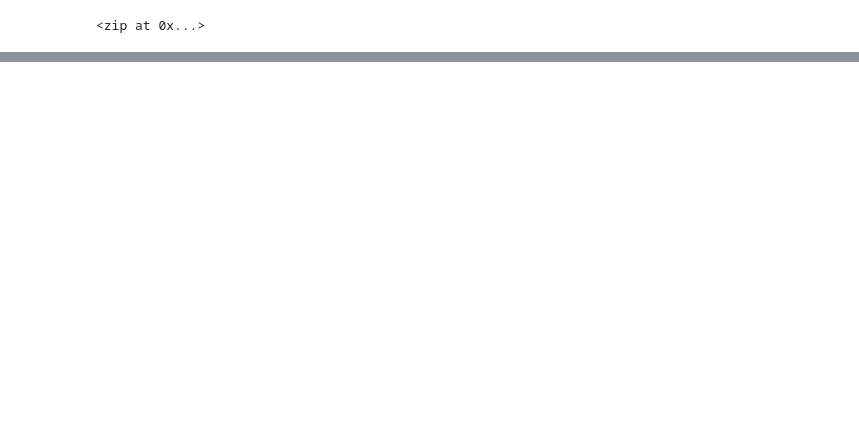
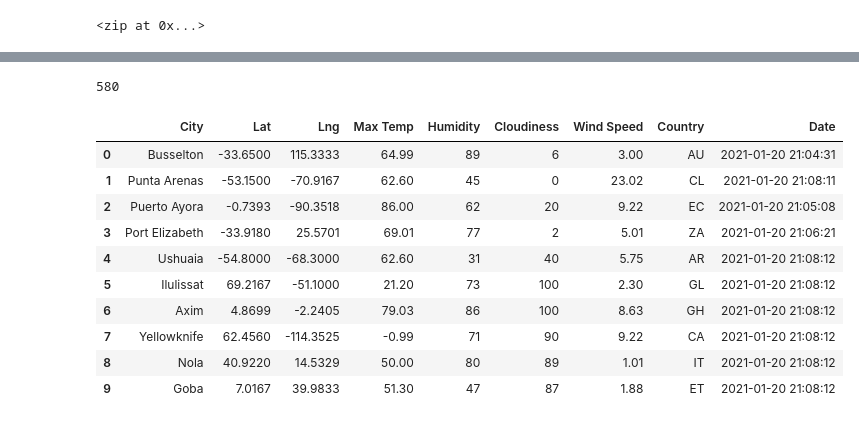
Before and after one commit to Deelacole2/World_Weather_Analysis, a Jupyter notebook: WeatherPy.ipynb, the cells around one changed output, grey strips where cells are left out. Drawn from its saved outputs; the diff is of its cells as text; code cells hidden in the pictures; blank space fills up the shorter version.

Commit message:
Updating the weatherpy file.

```diff
--- a/WeatherPy.ipynb
+++ b/WeatherPy.ipynb
@@ -68,12 +70,37 @@ for i, city in enumerate(cities):
     # Add 1 to the record count.
     record_count += 1
 
-# Loop through all the cities in our list.
-for i in range(len(cities)):
+# Run an API request for each of the cities.
+    try:
+        # Parse the JSON and retrieve data.
+        city_weather = requests.get(city_url).json()
+        # Parse out the needed data.
+        city_lat = city_weather["coord"]["lat"]
+        city_lng = city_weather["coord"]["lon"]
+        city_max_temp = city_weather["main"]["temp_max"]
+        city_humidity = city_weather["main"]["humidity"]
+        city_clouds = city_weather["clouds"]["all"]
+        city_wind = city_weather["wind"]["speed"]
+        city_country = city_weather["sys"]["country"]
+        # Convert the date to ISO standard.
+        city_date = datetime.utcfromtimestamp(city_weather["dt"]).strftime('%Y-%m-%d %H:%M:%S')
+        # Append the city information into city_data list.
+        city_data.append({"City": city.title(),
+                          "Lat": city_lat,
+                          "Lng": city_lng,
+                          "Max Temp": city_max_temp,
+                          "Humidity": city_humidity,
+                          "Cloudiness": city_clouds,
+                          "Wind Speed": city_wind,
+                          "Country": city_country,
+                          "Date": city_date})
 
-    # Group cities in sets of 50 for logging purposes.
-    if (i % 50 == 0 and i >= 50):
-        set_count += 1
-        record_count = 1
-    # Create endpoint URL with each city.
-    city_url = url + "&q=" + cities[i]
+# If an error is experienced, skip the city.
+    except:
+        print("City not found. Skipping...")
+        pass
+
+# Indicate that Data Loading is complete.
+print("-----------------------------")
+print("Data Retrieval Complete      ")
+print("-----------------------------")
@@ -79,0 +125,20 @@ for i in range(len(cities)):
+# %%
+print(len(city_data))
+# %% [output]
+580
+# %%
+# Convert the array of dictionaries to a Pandas DataFrame.
+city_data_df = pd.DataFrame(city_data)
+city_data_df.head(10)
+# %% [output]
+|  | City | Lat | Lng | Max Temp | Humidity | Cloudiness | Wind Speed | Country | Date |
+| 0 | Busselton | -33.6500 | 115.3333 | 64.99 | 89 | 6 | 3.00 | AU | 2021-01-20 21:04:31 |
+| 1 | Punta Arenas | -53.1500 | -70.9167 | 62.60 | 45 | 0 | 23.02 | CL | 2021-01-20 21:08:11 |
+| 2 | Puerto Ayora | -0.7393 | -90.3518 | 86.00 | 62 | 20 | 9.22 | EC | 2021-01-20 21:05:08 |
+| 3 | Port Elizabeth | -33.9180 | 25.5701 | 69.01 | 77 | 2 | 5.01 | ZA | 2021-01-20 21:06:21 |
+| 4 | Ushuaia | -54.8000 | -68.3000 | 62.60 | 31 | 40 | 5.75 | AR | 2021-01-20 21:08:12 |
+| 5 | Ilulissat | 69.2167 | -51.1000 | 21.20 | 73 | 100 | 2.30 | GL | 2021-01-20 21:08:12 |
+| 6 | Axim | 4.8699 | -2.2405 | 79.03 | 86 | 100 | 8.63 | GH | 2021-01-20 21:08:12 |
+| 7 | Yellowknife | 62.4560 | -114.3525 | -0.99 | 71 | 90 | 9.22 | CA | 2021-01-20 21:08:12 |
+| 8 | Nola | 40.9220 | 14.5329 | 50.00 | 80 | 89 | 1.01 | IT | 2021-01-20 21:08:12 |
+| 9 | Goba | 7.0167 | 39.9833 | 51.30 | 47 | 87 | 1.88 | ET | 2021-01-20 21:08:12 |
```
Also changed, not shown: parts of 6 cells of this notebook.
